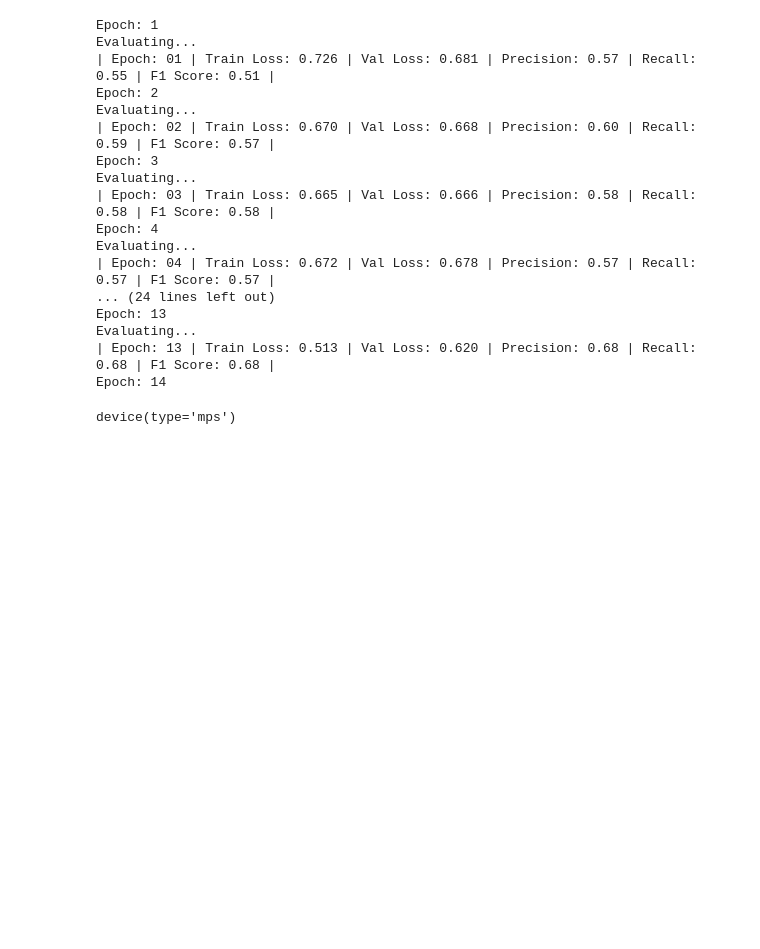
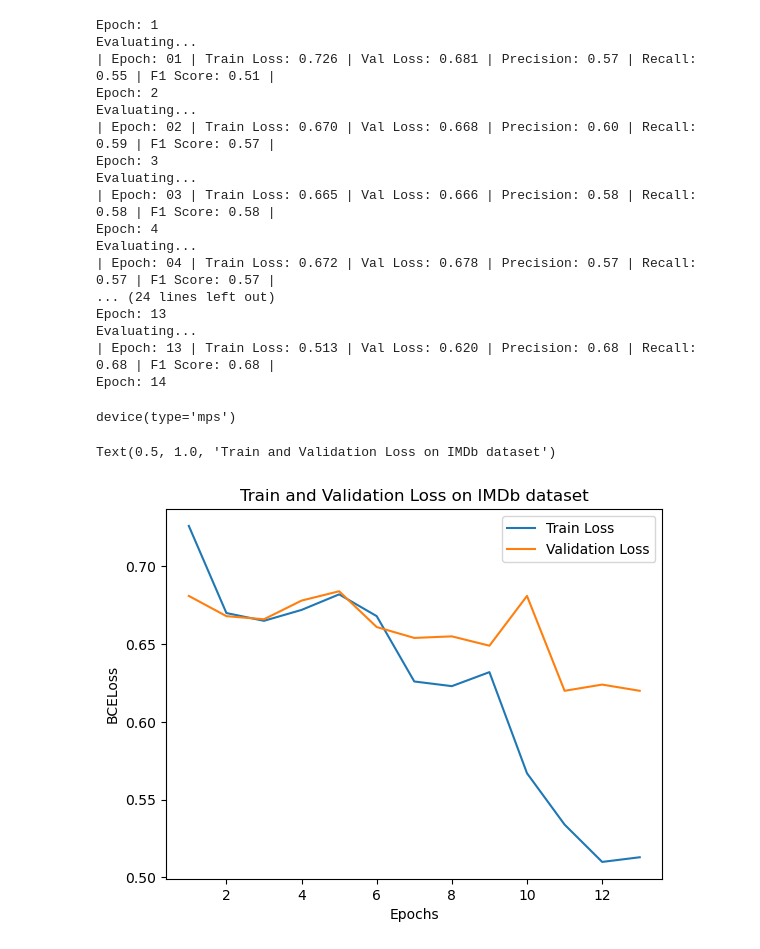
Before and after one commit to SaulUrso/Power-identification-Parlament, a Jupyter notebook: RNN_ibdm.ipynb, the cells around one changed output. Cells and saved outputs as stored; diff of their text form; code cells hidden in the pictures; blank space fills up the shorter version.

```diff
--- a/RNN_ibdm.ipynb
+++ b/RNN_ibdm.ipynb
@@ -176,0 +188,54 @@ device(type='mps')
+# %%
+"""Epoch: 1
+Evaluating...
+| Epoch: 01 | Train Loss: 0.726 | Val Loss: 0.681 | Precision: 0.57 | Recall: 0.55 | F1 Score: 0.51 |
+Epoch: 2
+Evaluating...
+| Epoch: 02 | Train Loss: 0.670 | Val Loss: 0.668 | Precision: 0.60 | Recall: 0.59 | F1 Score: 0.57 |
+Epoch: 3
+Evaluating...
+| Epoch: 03 | Train Loss: 0.665 | Val Loss: 0.666 | Precision: 0.58 | Recall: 0.58 | F1 Score: 0.58 |
+Epoch: 4
+Evaluating...
+| Epoch: 04 | Train Loss: 0.672 | Val Loss: 0.678 | Precision: 0.57 | Recall: 0.57 | F1 Score: 0.57 |
+Epoch: 5
+Evaluating...
+| Epoch: 05 | Train Loss: 0.682 | Val Loss: 0.684 | Precision: 0.53 | Recall: 0.53 | F1 Score: 0.53 |
+Epoch: 6
+Evaluating...
+| Epoch: 06 | Train Loss: 0.668 | Val Loss: 0.661 | Precision: 0.60 | Recall: 0.60 | F1 Score: 0.60 |
+Epoch: 7
+Evaluating...
+| Epoch: 07 | Train Loss: 0.626 | Val Loss: 0.654 | Precision: 0.62 | Recall: 0.62 | F1 Score: 0.62 |
+Epoch: 8
+Evaluating...
+| Epoch: 08 | Train Loss: 0.623 | Val Loss: 0.655 | Precision: 0.60 | Recall: 0.60 | F1 Score: 0.60 |
+Epoch: 9
+Evaluating...
+| Epoch: 09 | Train Loss: 0.632 | Val Loss: 0.649 | Precision: 0.63 | Recall: 0.63 | F1 Score: 0.63 |
+Epoch: 10
+Evaluating...
+| Epoch: 10 | Train Loss: 0.567 | Val Loss: 0.681 | Precision: 0.63 | Recall: 0.62 | F1 Score: 0.62 |
+Epoch: 11
+Evaluating...
+| Epoch: 11 | Train Loss: 0.534 | Val Loss: 0.620 | Precision: 0.68 | Recall: 0.68 | F1 Score: 0.68 |
+Epoch: 12
+Evaluating...
+| Epoch: 12 | Train Loss: 0.510 | Val Loss: 0.624 | Precision: 0.68 | Recall: 0.68 | F1 Score: 0.68 |
+Epoch: 13
+Evaluating...
+| Epoch: 13 | Train Loss: 0.513 | Val Loss: 0.620 | Precision: 0.68 | Recall: 0.68 | F1 Score: 0.68 |"""
+
+tr_loss_list = [0.726,0.670,0.665,0.672,0.682,0.668,0.626,0.623,0.632,0.567,0.534,0.510,0.513 ]
+val_loss_list = [0.681,0.668,0.666,0.678,0.684,0.661,0.654,0.655,0.649,0.681,0.620,0.624,0.620]
+epochs_list = [i for i in range(1,14)]
+
+plt.plot(epochs_list,tr_loss_list, label='Train Loss')
+plt.plot(epochs_list,val_loss_list, label='Validation Loss')
+plt.legend()
+plt.xlabel('Epochs')
+plt.ylabel('BCELoss')
+plt.title('Train and Validation Loss on IMDb dataset')
+# %% [output]
+Text(0.5, 1.0, 'Train and Validation Loss on IMDb dataset')
+[figure, added]
```
Also changed, not shown: parts of 2 cells of this notebook, 5 other files.
